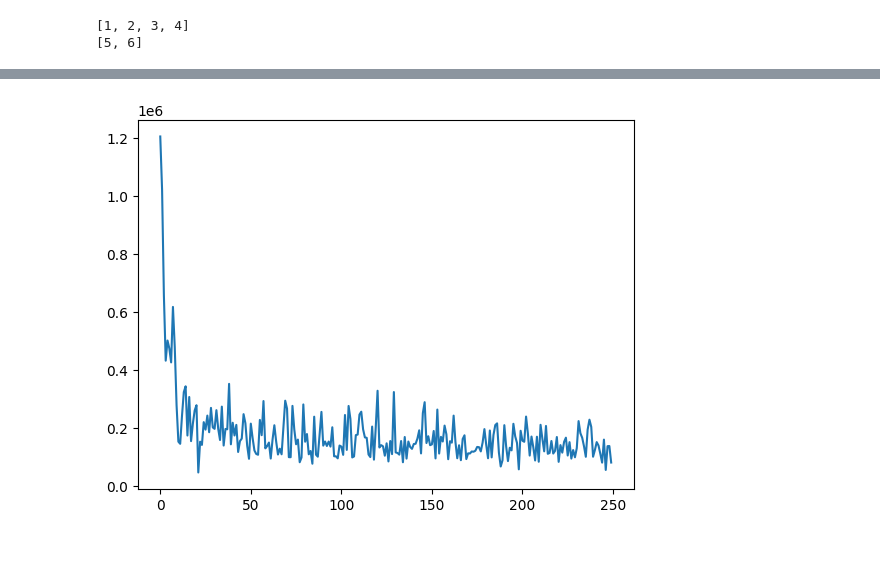
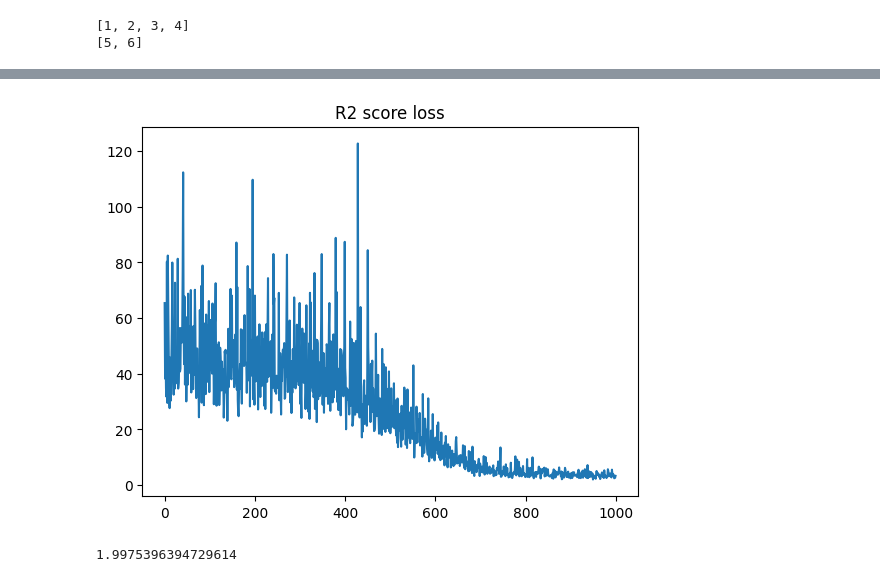
Before and after one commit to Gizzatovamir/regression_model, a Jupyter notebook: regression_model.ipynb, the cells around one changed output, grey strips where cells are left out. Saved outputs shown, nothing was run; the diff lists cells and outputs as text; code cells hidden in the pictures; blank space fills up the shorter version.

Commit message:
[wip] working on model params

```diff
--- a/regression_model.ipynb
+++ b/regression_model.ipynb
@@ -76,13 +126,14 @@ class CustomDataset(torch.utils.data.Dataset):
         return len(self.data)
 # %%
 # config
-batch_size = 16
-validation_split = .4
+batch_size = 32
+validation_split = .25
 shuffle_dataset = True
-random_seed= 42
-n_epochs = 250
+# random_seed = 42
+n_epochs = 1000
 input_channels = 4
 output_channels = 2
+learning_rate = 0.001
 # %%
 # preparing dataset
 dataset = CustomDataset(df)
@@ -105,13 +164,14 @@ validation_loader = torch.utils.data.DataLoader(dataset, batch_size=batch_size,
 class BaseModel(nn.Module):
     def __init__(self, input_channels: int, output_channels: int):
         super().__init__()
-        self.linear1 = nn.Linear(input_channels,output_channels)
+        self.linear1 = nn.Linear(input_channels,24)
+        self.relu1 = nn.ReLU()
+        self.linear2 = nn.Linear(24, output_channels)
 
     def forward(self, x):
         out = self.linear1(x)
+        out = self.relu1(out)
+        out = self.linear2(out)
         return out
 
 model = BaseModel(input_channels, output_channels).to(device)
-
-optimizer = optim.SGD(model.parameters(), lr=0.0001)
-loss_fn = nn.MSELoss()
@@ -118,4 +184,8 @@ loss_fn = nn.MSELoss()
+# %%
+optimizer = optim.SGD(model.parameters(), lr=learning_rate)
+loss_fn = r2_loss
 # %%
+# class to fit model and save results
 class FitModel():
     def __init__(self,
                  n_epochs: int,
@@ -133,17 +203,19 @@ class FitModel():
         self.r2_score_history: list = list()
         self.logger: logging.Logger = logger
 
+
     def fit(self):
         # Train:
         for epoch in range(self.n_epochs):
             for batch_index, (X_batch, y_batch) in enumerate(train_loader):
                 y_pred = model(X_batch.to(device)).to(device)
-                loss = loss_fn(y_pred, y_batch.to(device))
+                loss = abs(loss_fn(y_pred, y_batch.to(device)))
                 optimizer.zero_grad()
                 loss.backward()
                 optimizer.step()
+            self.save_loss(copy(loss))
             r2 = self.calc_r2_score(y_batch.to(device), y_pred)
-            self.save_loss(copy(loss))
+
             self.logger.info(f'iteratiion - {epoch} \n r2 score - {r2}, loss - {loss.item()}')
 
     def save_loss(self, loss):
@@ -196,10 +269,13 @@ tensor([1474.6772,  664.8203], device='cuda:0')
 # %%
 loss_x = fit_model.loss_history
 x = range(len(loss_x))
 plt.plot(x, loss_x)
+plt.title("R2 score loss")
 plt.show()
+print(min(loss_x))
 # %% [output]
-[figure, old version]
+[figure, new version]
+1.9975396394729614
 # %%
 r2_score = fit_model.r2_score_history
 x = range(len(r2_score))
```
Also changed, not shown: parts of 13 cells of this notebook.
